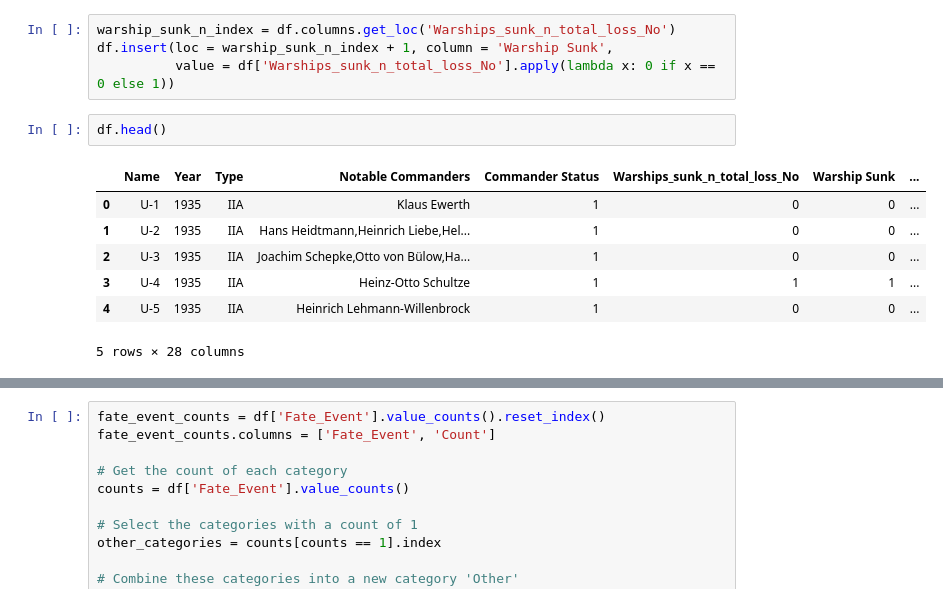
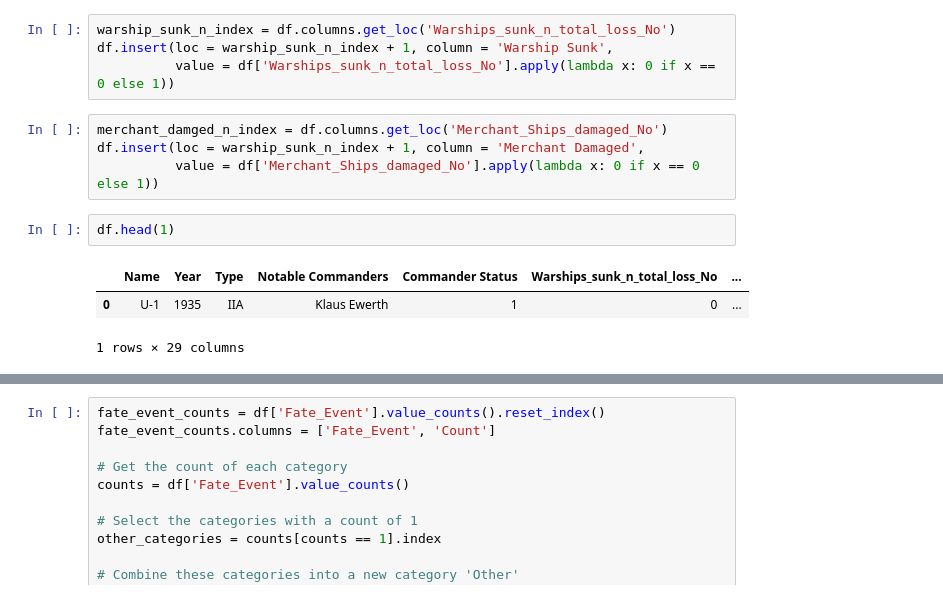
Before and after one commit to amdla/Data-visualisation, a Jupyter notebook: u-boot/d.ipynb, the cells around one changed output, grey strips where cells are left out. Saved outputs shown, nothing was run; the diff lists cells and outputs as text.

```diff
--- a/u-boot/d.ipynb
+++ b/u-boot/d.ipynb
@@ -28,13 +28,13 @@ df.insert(loc=notable_commanders_index + 1, column = 'Commander Status',
 warship_sunk_n_index = df.columns.get_loc('Warships_sunk_n_total_loss_No')
 df.insert(loc = warship_sunk_n_index + 1, column = 'Warship Sunk',
           value = df['Warships_sunk_n_total_loss_No'].apply(lambda x: 0 if x == 0 else 1))
+# %%
+merchant_damged_n_index = df.columns.get_loc('Merchant_Ships_damaged_No')
+df.insert(loc = warship_sunk_n_index + 1, column = 'Merchant Damaged',
+          value = df['Merchant_Ships_damaged_No'].apply(lambda x: 0 if x == 0 else 1))
 # %%
-df.head()
+df.head(1)
 # %% [output]
-|  | Name | Year | Type | Notable Commanders | Commander Status | Warships_sunk_n_total_loss_No | Warship Sunk | ... |
-| 0 | U-1 | 1935 | IIA | Klaus Ewerth | 1 | 0 | 0 | ... |
-| 1 | U-2 | 1935 | IIA | Hans Heidtmann,Heinrich Liebe,Hel... | 1 | 0 | 0 | ... |
-| 2 | U-3 | 1935 | IIA | Joachim Schepke,Otto von Bülow,Ha... | 1 | 0 | 0 | ... |
-| 3 | U-4 | 1935 | IIA | Heinz-Otto Schultze | 1 | 1 | 1 | ... |
-| 4 | U-5 | 1935 | IIA | Heinrich Lehmann-Willenbrock | 1 | 0 | 0 | ... |
+|  | Name | Year | Type | Notable Commanders | Commander Status | Warships_sunk_n_total_loss_No | ... |
+| 0 | U-1 | 1935 | IIA | Klaus Ewerth | 1 | 0 | ... |
-5 rows × 28 columns
+1 rows × 29 columns
```
Also changed, not shown: parts of 1 cell of this notebook.
